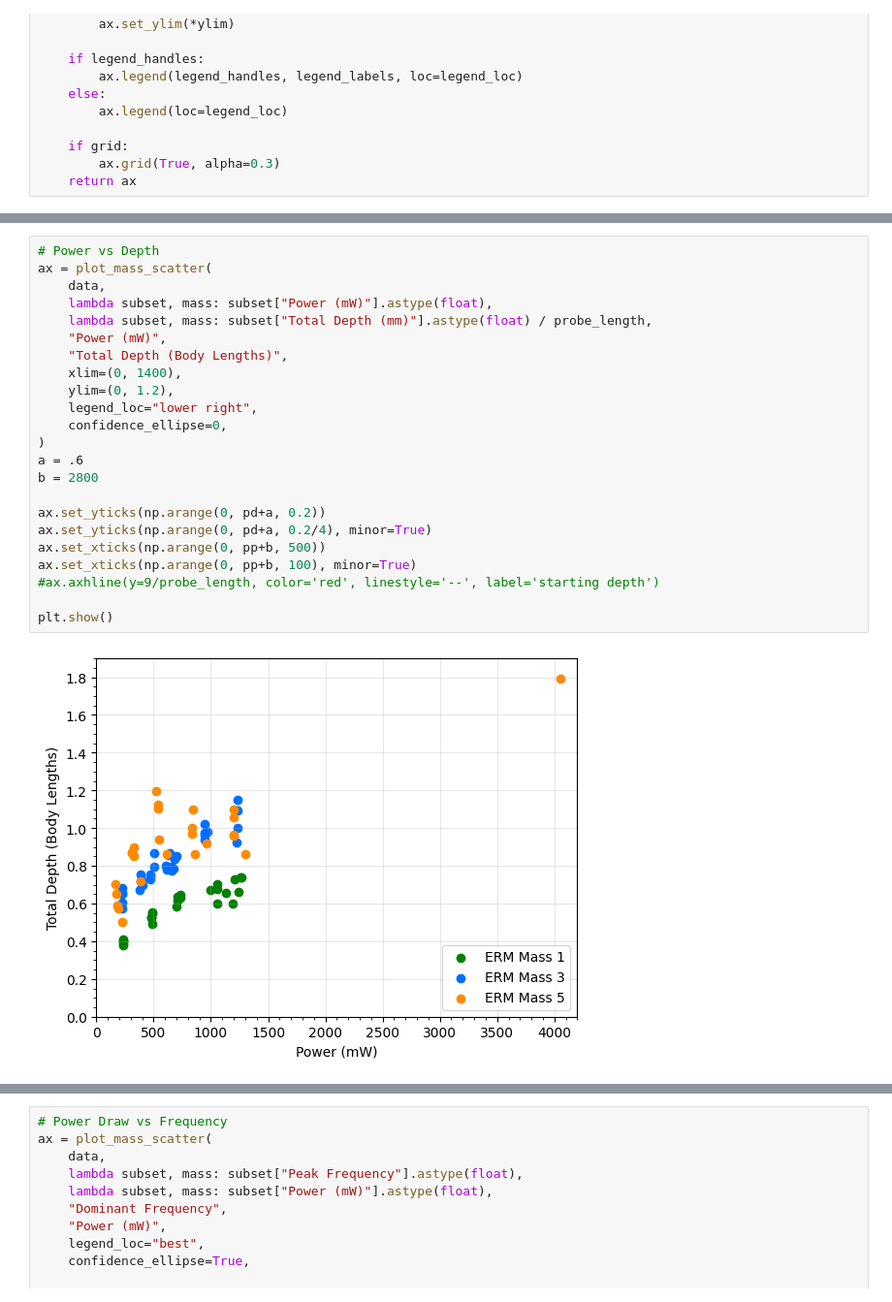
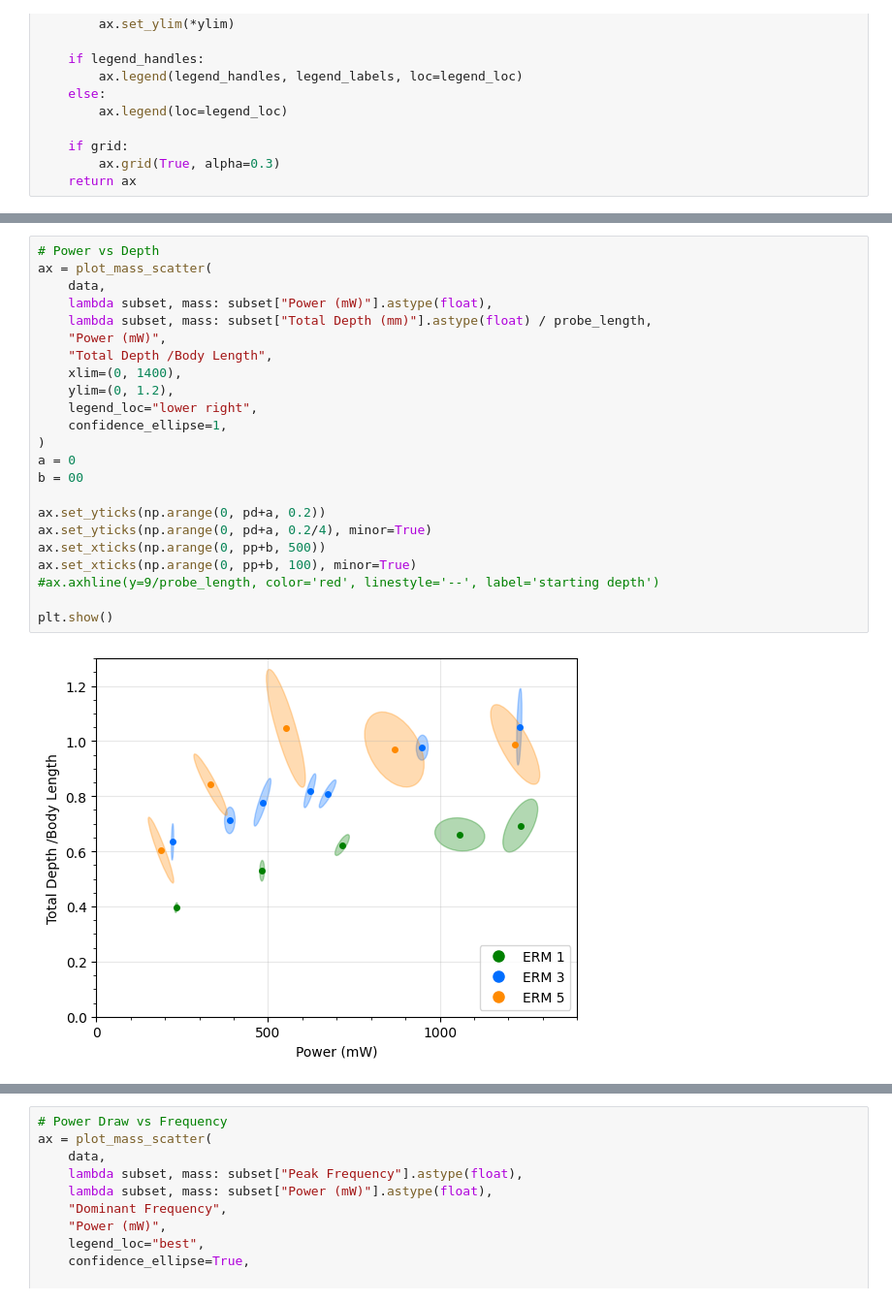
Before and after one commit to OzzysMess/clamming, a Jupyter notebook: master_notes.ipynb, the cells around one changed output, grey strips where cells are left out. Shown at 97% size. Drawn from its saved outputs; the diff is of its cells as text.

Commit message:
Mo' Plots

```diff
--- a/master_notes.ipynb
+++ b/master_notes.ipynb
@@ -234,28 +234,28 @@ plt.show()
 # %%
 # Power vs Depth
 ax = plot_mass_scatter(
     data,
     lambda subset, mass: subset["Power (mW)"].astype(float),
     lambda subset, mass: subset["Total Depth (mm)"].astype(float) / probe_length,
     "Power (mW)",
-    "Total Depth (Body Lengths)",
+    "Total Depth /Body Length",
     xlim=(0, 1400),
     ylim=(0, 1.2),
     legend_loc="lower right",
-    confidence_ellipse=0,
+    confidence_ellipse=1,
 )
-a = .6
-b = 2800
+a = 0
+b = 00
 
 ax.set_yticks(np.arange(0, pd+a, 0.2))
 ax.set_yticks(np.arange(0, pd+a, 0.2/4), minor=True)
 ax.set_xticks(np.arange(0, pp+b, 500))
 ax.set_xticks(np.arange(0, pp+b, 100), minor=True)
 #ax.axhline(y=9/probe_length, color='red', linestyle='--', label='starting depth')
 
 plt.show()
 # %% [output]
-[figure, old version]
+[figure, new version]
 # %%
 # Plot kinetic power vs depth
 r = 0.005  # distance from center of probe to center of ERM mass
```
Also changed, not shown: parts of 7 cells of this notebook.
